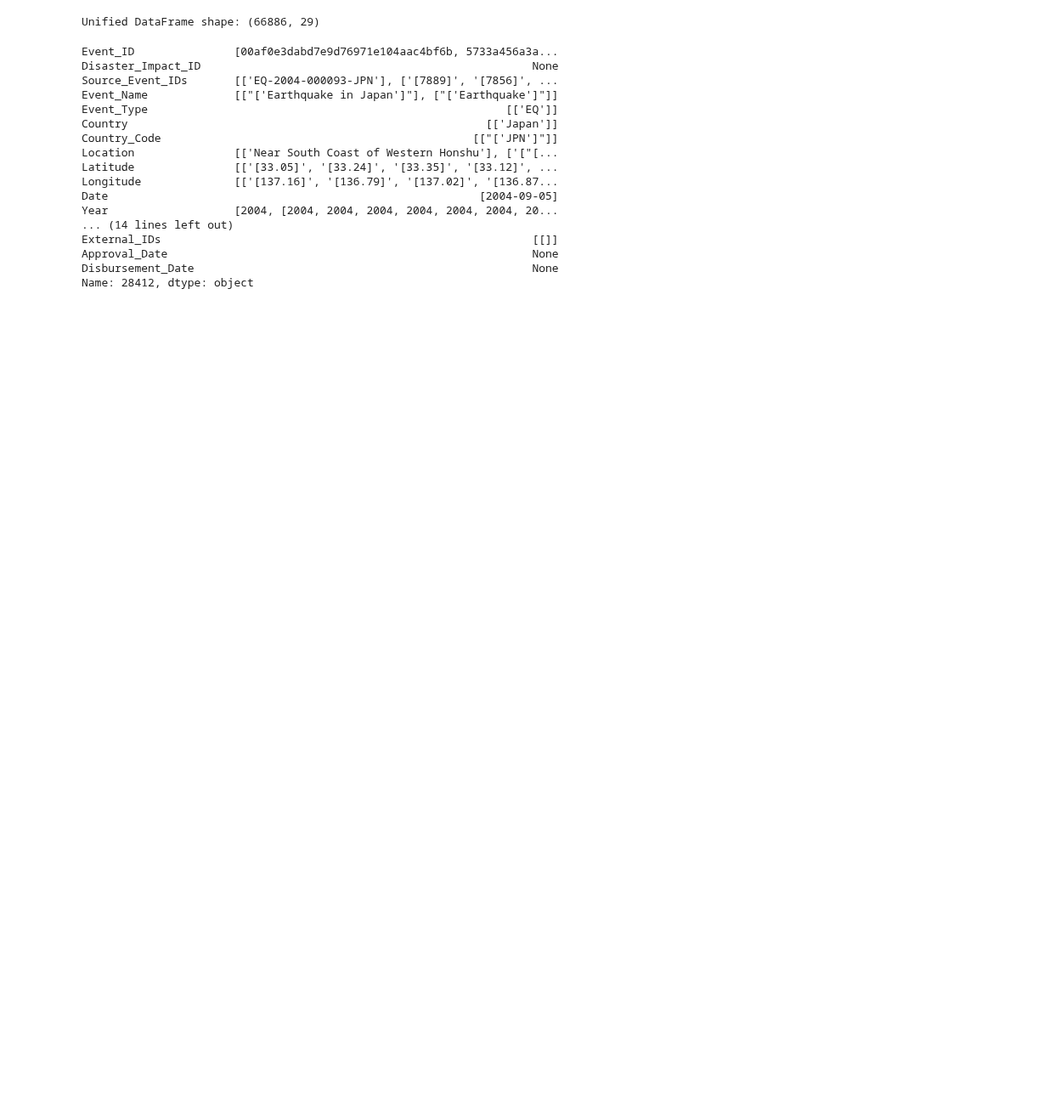
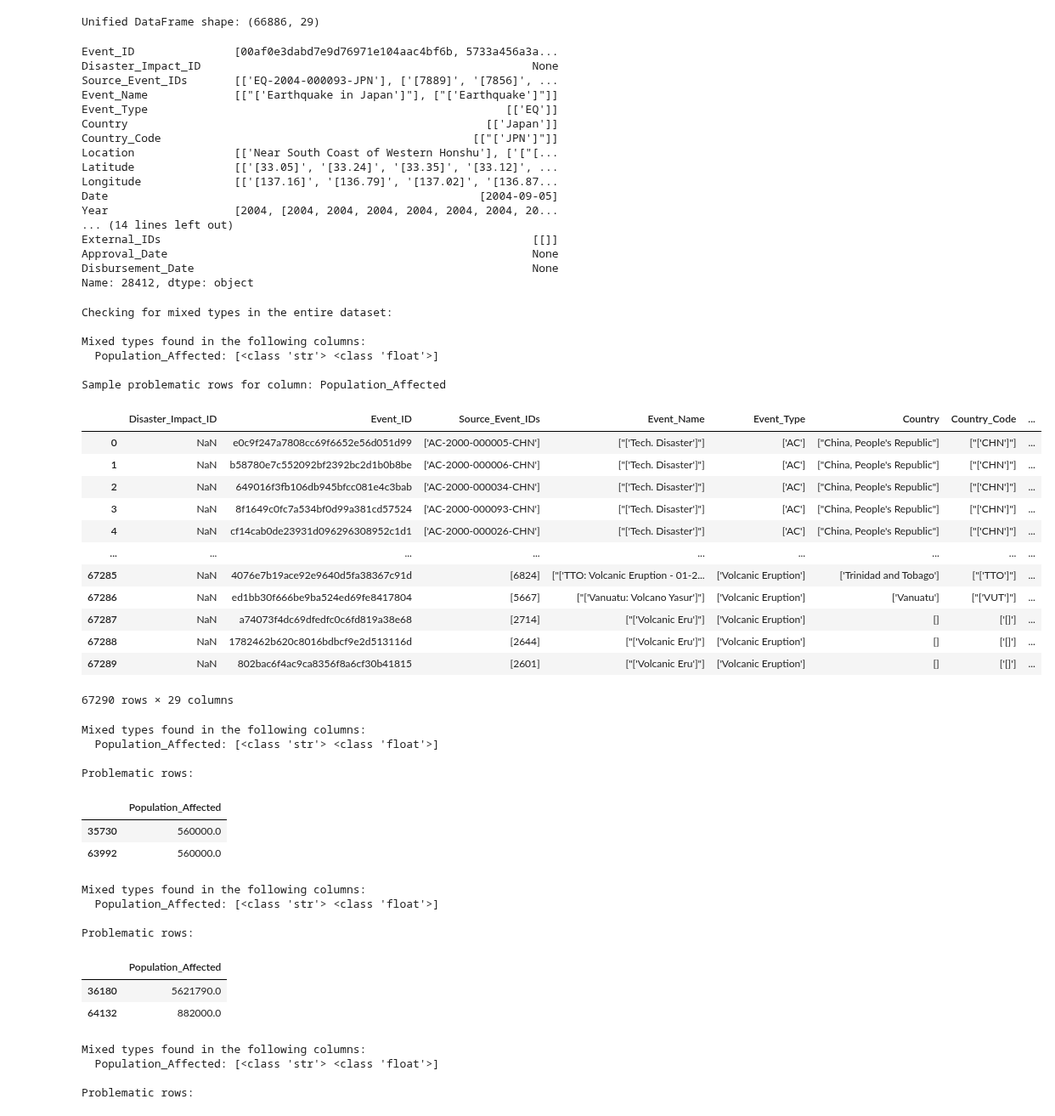
Before and after one commit to mapaction/disaster-impact, a Jupyter notebook: notebooks/new_sandbox.ipynb, the cells around one changed output. Shown at 85% size. Saved outputs shown, nothing was run; the diff lists cells and outputs as text; code cells hidden in the pictures; blank space fills up the shorter version.

Commit message:
Debugging of problematic pop aff rows

```diff
--- a/notebooks/new_sandbox.ipynb
+++ b/notebooks/new_sandbox.ipynb
@@ -134,17 +134,3 @@ Disbursement_Date                                   NaN
 Name: 0, dtype: object
 # %%
 all_data = pd.concat(standardised_dfs.values(), ignore_index=True)
-# %%
-import hashlib
-
-group_key = ['Event_Type', 'Country', 'Date']
-
-def consolidate_group(group):
-    consolidated_row = group.iloc[0].to_dict()
-    event_ids = sorted(set(group['Event_ID'].dropna().astype(str).tolist()))
-    consolidated_row["Event_ID"] = event_ids
-    unique_str = "|".join(event_ids)
-    disaster_impact_id = "DI_" + hashlib.md5(unique_str.encode("utf-8")).hexdigest()
-    consolidated_row['Disaster_Impact_ID'] = disaster_impact_id
-
-    return consolidated_row
@@ -262,0 +240,66 @@ unified_df.to_csv('/home/evangelos/src/disaster-impact/data_out/data_unified/uni
+# %%
+# Debug: Check for mixed types in the entire dataset before grouping
+print("Checking for mixed types in the entire dataset:")
+mixed_type_columns = []
+for column in all_data.columns:
+    unique_types = all_data[column].dropna().map(type).unique()
+    if len(unique_types) > 1:
+        mixed_type_columns.append((column, unique_types))
+
+if mixed_type_columns:
+    print("\nMixed types found in the following columns:")
+    for col, types in mixed_type_columns:
+        print(f"  {col}: {types}")
+
+    for col, _ in mixed_type_columns:
+        print(f"\nSample problematic rows for column: {col}")
+        mixed_type_rows = all_data[all_data[col].apply(lambda x: type(x) in [float, str])]
+        display(mixed_type_rows)
+
+# Consolidation logic
+unified_rows = []
+for _, group in all_data.groupby(group_key):
+    unified_rows.append(consolidate_group(group))
+
+unified_df = pd.DataFrame(unified_rows)
+
+print(f"Unified DataFrame shape: {unified_df.shape}")
+display(unified_df.iloc[28412])
+# %% [output]
+Checking for mixed types in the entire dataset:
+
+Mixed types found in the following columns:
+  Population_Affected: [<class 'str'> <class 'float'>]
+
+Sample problematic rows for column: Population_Affected
+|  | Disaster_Impact_ID | Event_ID | Source_Event_IDs | Event_Name | Event_Type | Country | Country_Code | ... |
+| 0 | NaN | e0c9f247a7808cc69f6652e56d051d99 | ['AC-2000-000005-CHN'] | ["['Tech. Disaster']"] | ['AC'] | ["China, People's Republic"] | ["['CHN']"] | ... |
+| 1 | NaN | b58780e7c552092bf2392bc2d1b0b8be | ['AC-2000-000006-CHN'] | ["['Tech. Disaster']"] | ['AC'] | ["China, People's Republic"] | ["['CHN']"] | ... |
+| 2 | NaN | 649016f3fb106db945bfcc081e4c3bab | ['AC-2000-000034-CHN'] | ["['Tech. Disaster']"] | ['AC'] | ["China, People's Republic"] | ["['CHN']"] | ... |
+| 3 | NaN | 8f1649c0fc7a534bf0d99a381cd57524 | ['AC-2000-000093-CHN'] | ["['Tech. Disaster']"] | ['AC'] | ["China, People's Republic"] | ["['CHN']"] | ... |
+| 4 | NaN | cf14cab0de23931d096296308952c1d1 | ['AC-2000-000026-CHN'] | ["['Tech. Disaster']"] | ['AC'] | ["China, People's Republic"] | ["['CHN']"] | ... |
+| ... | ... | ... | ... | ... | ... | ... | ... | ... |
+| 67285 | NaN | 4076e7b19ace92e9640d5fa38367c91d | [6824] | ["['TTO: Volcanic Eruption - 01-2... | ['Volcanic Eruption'] | ['Trinidad and Tobago'] | ["['TTO']"] | ... |
+| 67286 | NaN | ed1bb30f666be9ba524ed69fe8417804 | [5667] | ["['Vanuatu: Volcano Yasur']"] | ['Volcanic Eruption'] | ['Vanuatu'] | ["['VUT']"] | ... |
+| 67287 | NaN | a74073f4dc69dfedfc0c6fd819a38e68 | [2714] | ["['Volcanic Eru']"] | ['Volcanic Eruption'] | [] | ['[]'] | ... |
+| 67288 | NaN | 1782462b620c8016bdbcf9e2d513116d | [2644] | ["['Volcanic Eru']"] | ['Volcanic Eruption'] | [] | ['[]'] | ... |
+| 67289 | NaN | 802bac6f4ac9ca8356f8a6cf30b41815 | [2601] | ["['Volcanic Eru']"] | ['Volcanic Eruption'] | [] | ['[]'] | ... |
+67290 rows × 29 columns
+Mixed types found in the following columns:
+  Population_Affected: [<class 'str'> <class 'float'>]
+
+Problematic rows:
+|  | Population_Affected |
+| 35730 | 560000.0 |
+| 63992 | 560000.0 |
+Mixed types found in the following columns:
+  Population_Affected: [<class 'str'> <class 'float'>]
+
+Problematic rows:
+|  | Population_Affected |
+| 36180 | 5621790.0 |
+| 64132 | 882000.0 |
+Mixed types found in the following columns:
+  Population_Affected: [<class 'str'> <class 'float'>]
+
+Problematic rows:
```
Also changed, not shown: parts of 5 cells of this notebook.
